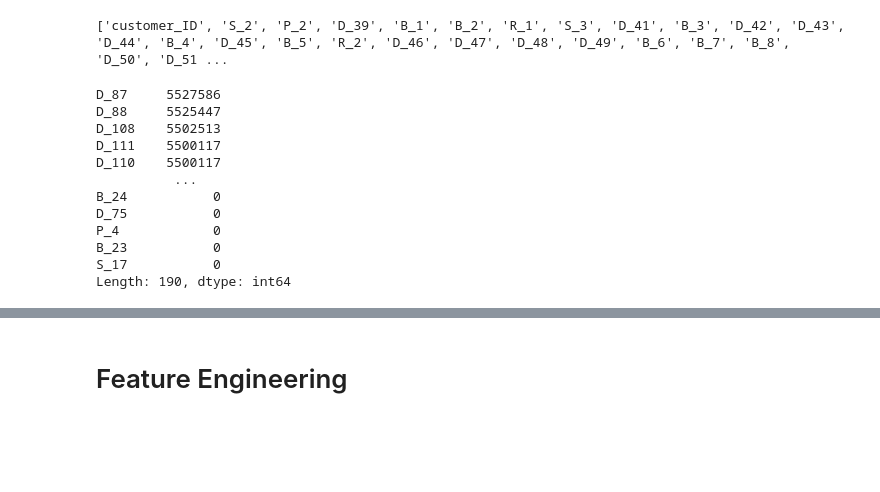
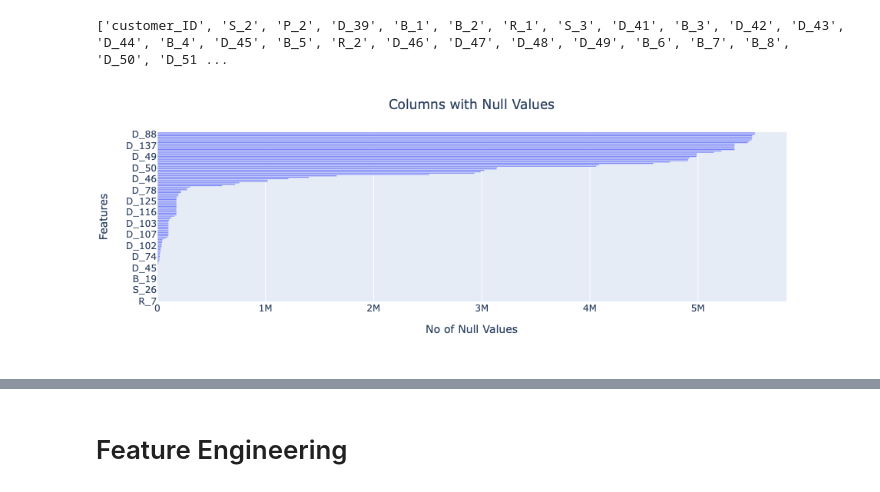
Before and after one commit to kreativeai/American-Express-Default-Prediction, a Jupyter notebook: src/EDA.ipynb, the cells around one changed output, grey strips where cells are left out. Saved outputs shown, nothing was run; the diff lists cells and outputs as text; code cells hidden in the pictures; blank space fills up the shorter version.

```diff
--- a/src/EDA.ipynb
+++ b/src/EDA.ipynb
@@ -109,21 +110,19 @@ print(all_cols)
 ['customer_ID', 'S_2', 'P_2', 'D_39', 'B_1', 'B_2', 'R_1', 'S_3', 'D_41', 'B_3', 'D_42', 'D_43', 'D_44', 'B_4', 'D_45', 'B_5', 'R_2', 'D_46', 'D_47', 'D_48', 'D_49', 'B_6', 'B_7', 'B_8', 'D_50', 'D_51 ...
 # %%
 ## check null value
+df_null = pd.DataFrame(df_train.isna().sum())
+df_null = df_null[df_null[0]>0]
+df_null = df_null.sort_values(by = 0 ,ascending = True)
 
-print(df_train.isna().sum().sort_values(ascending = False))
+fig = px.bar(x=df_null[0],y=df_null.index)
+fig.update_layout(showlegend=False,
+                  title_text="Columns with Null Values",
+                  title_x=0.5,
+                  xaxis_title="No of Null Values",
+                  yaxis_title="Features")
+fig.show()
 # %% [output]
-D_87     5527586
-D_88     5525447
-D_108    5502513
-D_111    5500117
-D_110    5500117
-          ...
-B_24           0
-D_75           0
-P_4            0
-B_23           0
-S_17           0
-Length: 190, dtype: int64
+[figure, added]
 # %%
 pd.set_option('display.max_columns', None)
 df_train.describe()
```
Also changed, not shown: parts of 11 cells of this notebook.
